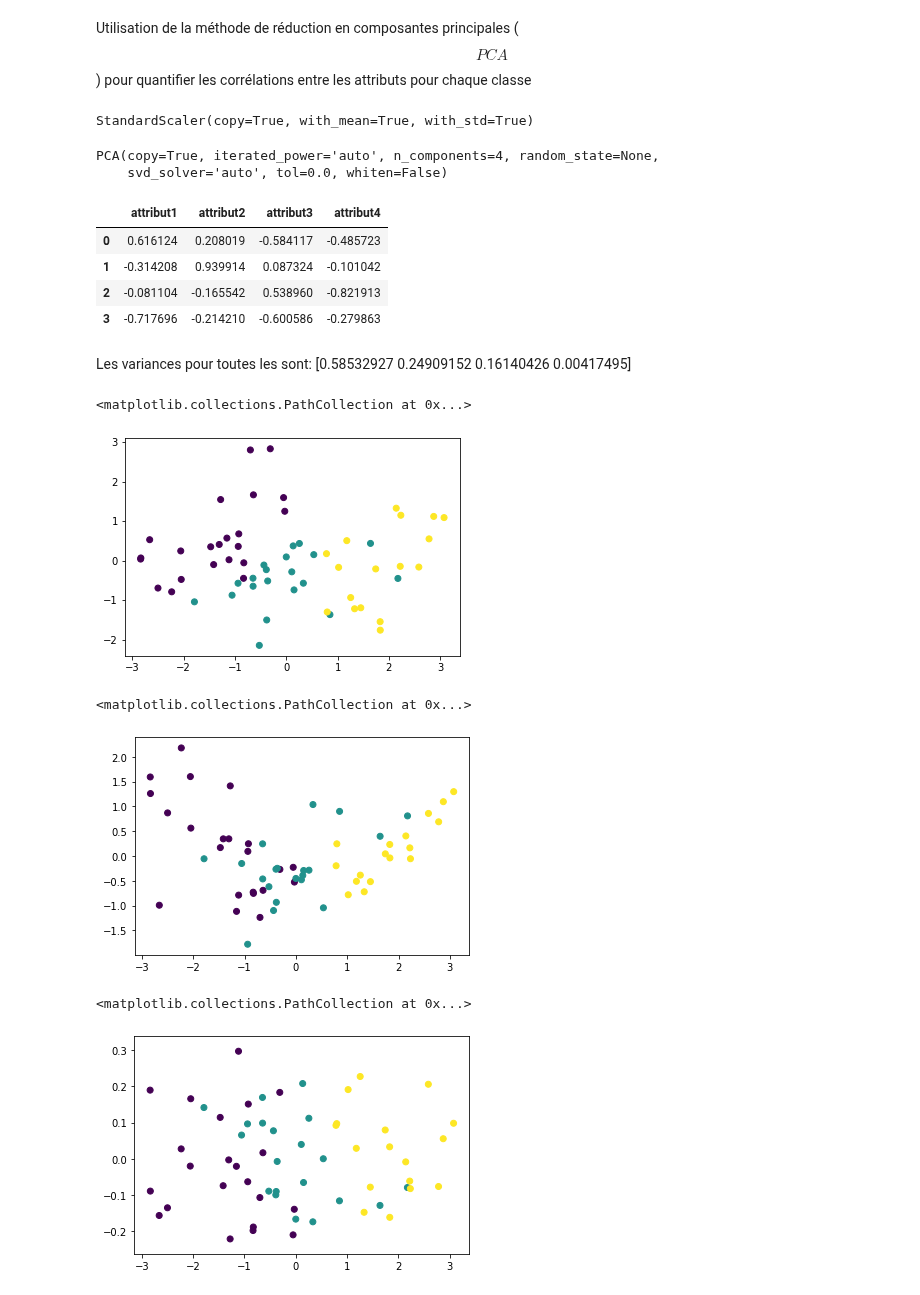
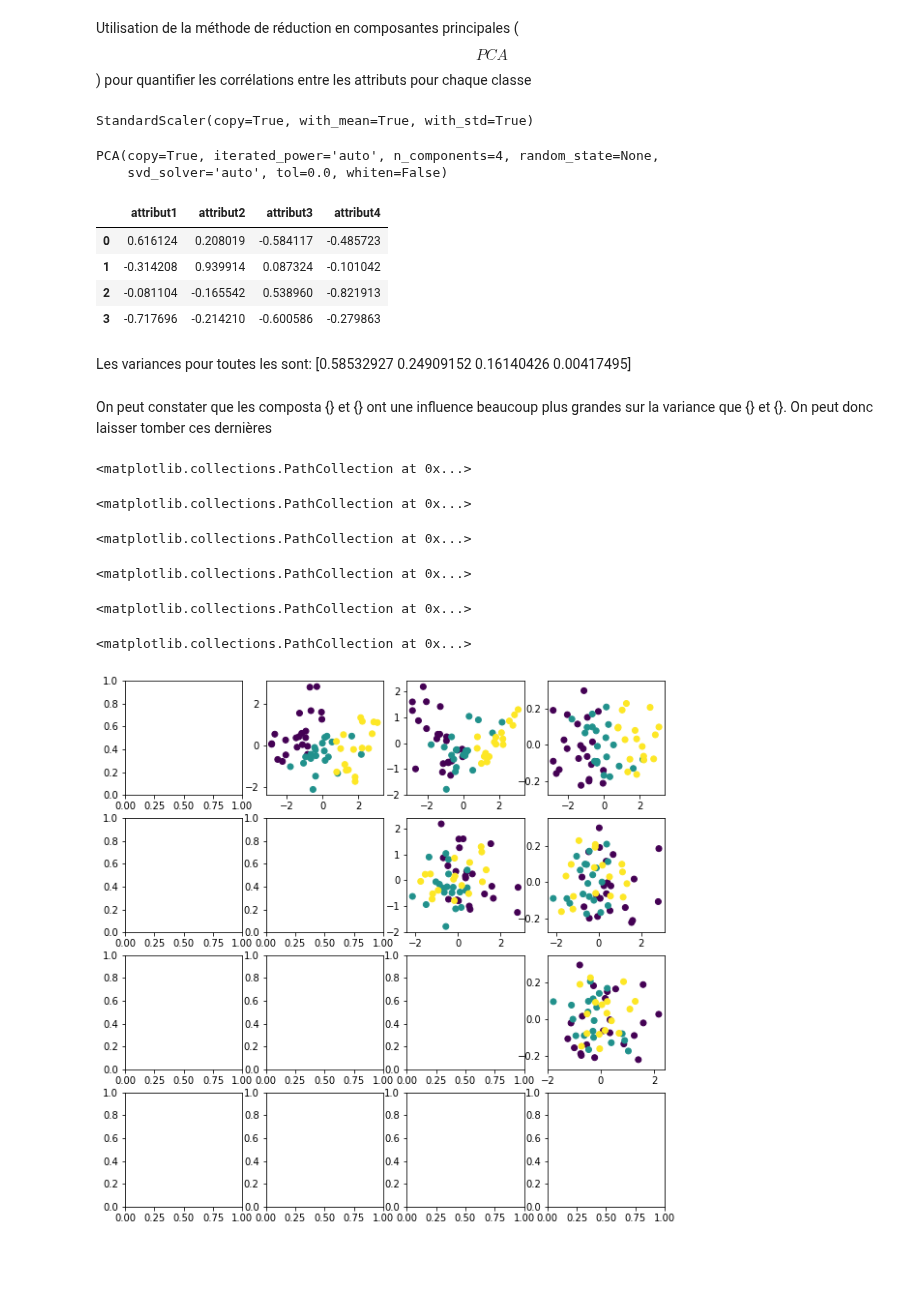
Before and after one commit to ggs22/IFT870-TP1, a Jupyter notebook: tp1.ipynb, the cells around one changed output. Drawn from its saved outputs; the diff is of its cells as text; code cells hidden in the pictures; blank space fills up the shorter version.

```diff
--- a/tp1.ipynb
+++ b/tp1.ipynb
@@ -120,7 +120,7 @@ Utilisation de la méthode de réduction en composantes principales ($$\textit{P
 scaler = StandardScaler()
 features = tp1_data.loc[: , 'attribut1':'attribut4']
 labels = tp1_data.loc[: , 'classe']
-scaler.fit(features)
+scaler.fit(features, labels)
 tp1_data_scaled = scaler.transform(features)
 
 # Apply PCA on data set features
@@ -134,6 +134,7 @@ tp1_components_ratios = PCA_data_tp1.explained_variance_ratio_
 data_tp1_components
 
 md('Les variances pour toutes les sont: {}'.format(tp1_components_ratios))
+md('On peut constater que les composta {} et {} ont une influence beaucoup plus grandes sur la variance que {} et {}. On peut donc laisser tomber ces dernières')
 # %% [output]
 StandardScaler(copy=True, with_mean=True, with_std=True)
 PCA(copy=True, iterated_power='auto', n_components=4, random_state=None,
@@ -144,19 +145,24 @@ PCA(copy=True, iterated_power='auto', n_components=4, random_state=None,
 | 2 | -0.081104 | -0.165542 | 0.538960 | -0.821913 |
 | 3 | -0.717696 | -0.214210 | -0.600586 | -0.279863 |
 Les variances pour toutes les sont: [0.58532927 0.24909152 0.16140426 0.00417495]
+On peut constater que les composta {} et {} ont une influence beaucoup plus grandes sur la variance que {} et {}. On peut donc laisser tomber ces dernières
-# %%
-# Dipslay transformed features in 2D & 3D
-plt.scatter(tp1_data_transf[:, 0], tp1_data_transf[:, 1], c = labels)
-# %% [output]
-<matplotlib.collections.PathCollection at 0x...>
-[figure, removed]
-# %%
-plt.scatter(tp1_data_transf[:, 0], tp1_data_transf[:, 2], c = labels)
-# %% [output]
-<matplotlib.collections.PathCollection at 0x...>
-[figure, removed]
-# %%
-plt.scatter(tp1_data_transf[:, 0], tp1_data_transf[:, 3], c = labels)
-# %% [output]
-<matplotlib.collections.PathCollection at 0x...>
-[figure, removed]
+# %%
+# Dipslay transformed features in 2D & 3D
+n_features = features.shape[1]
+fig, axes = plt.subplots(n_features, n_features, figsize=(10,10))
+k = 0
+for i in range(n_features):
+    for j in range(n_features):
+        if(i<j):
+            axes[i,j].scatter(tp1_data_transf[:, i], tp1_data_transf[:, j], c = labels)
+
+        # axes[i,j].y_label['']
+        k += 1
+# %% [output]
+<matplotlib.collections.PathCollection at 0x...>
+<matplotlib.collections.PathCollection at 0x...>
+<matplotlib.collections.PathCollection at 0x...>
+<matplotlib.collections.PathCollection at 0x...>
+<matplotlib.collections.PathCollection at 0x...>
+<matplotlib.collections.PathCollection at 0x...>
+[figure, added]
```
Also changed, not shown: parts of 3 cells of this notebook.
